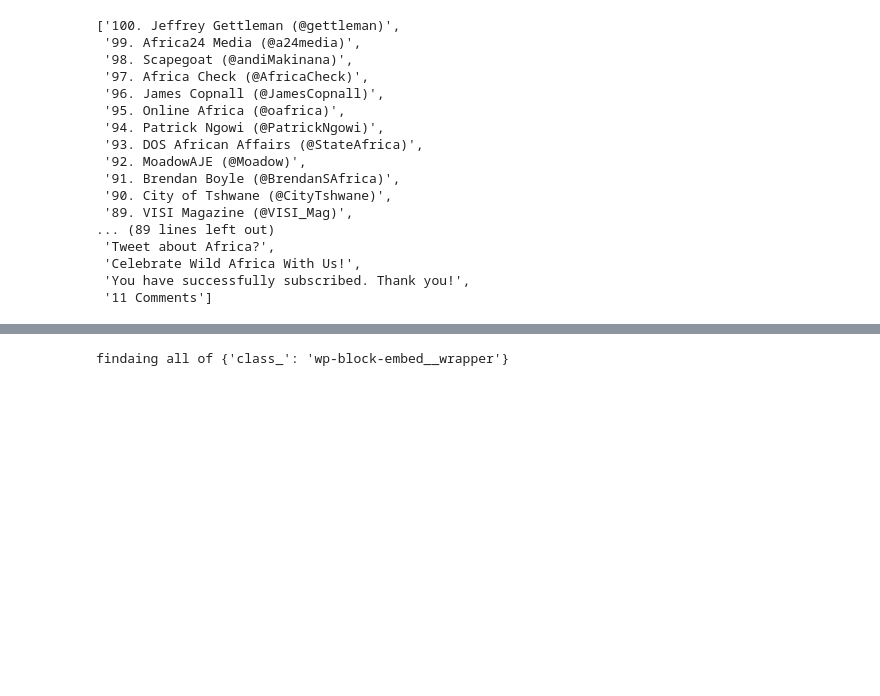
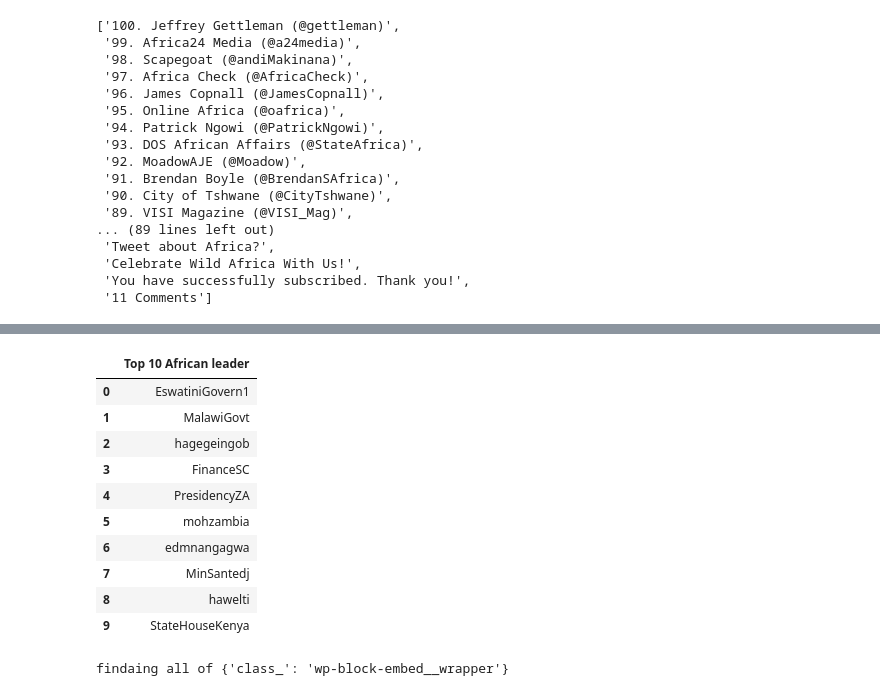
Before and after one commit to comsavvy/Scrapping_challenge, a Jupyter notebook: scrapping_starter.ipynb, the cells around one changed output, grey strips where cells are left out. Drawn from its saved outputs; the diff is of its cells as text; code cells hidden in the pictures; blank space fills up the shorter version.

```diff
--- a/scrapping_starter.ipynb
+++ b/scrapping_starter.ipynb
@@ -191,5 +219,5 @@ for i in official_govt:
 # %%
-new_strings = [x for x in strings if len(x)<100]
+new_strings = [x for x in retrieve if len(x)<100]
 gov_han = []
 for i in range(0, len(new_strings),2):
     gov_han.append(new_strings[i])
@@ -199,3 +224,20 @@ response = simple_get(url)
+# %%
+data= [i.split('(')[-1].strip('@ )') for i in gov_han]
+df2= pd.DataFrame(data, columns= ['Top 10 African leader'])
+df2.head(10).to_excel('Top 10 african leader.xlsx')
+df2.head(10)
+# %% [output]
+|  | Top 10 African leader |
+| 0 | EswatiniGovern1 |
+| 1 | MalawiGovt |
+| 2 | hagegeingob |
+| 3 | FinanceSC |
+| 4 | PresidencyZA |
+| 5 | mohzambia |
+| 6 | edmnangagwa |
+| 7 | MinSantedj |
+| 8 | hawelti |
+| 9 | StateHouseKenya |
 # %%
 res = get_elements(response, search={'find_all':{'class_':'wp-block-embed__wrapper'}})
 res
```
Also changed, not shown: parts of 8 cells of this notebook, 7 other files.
